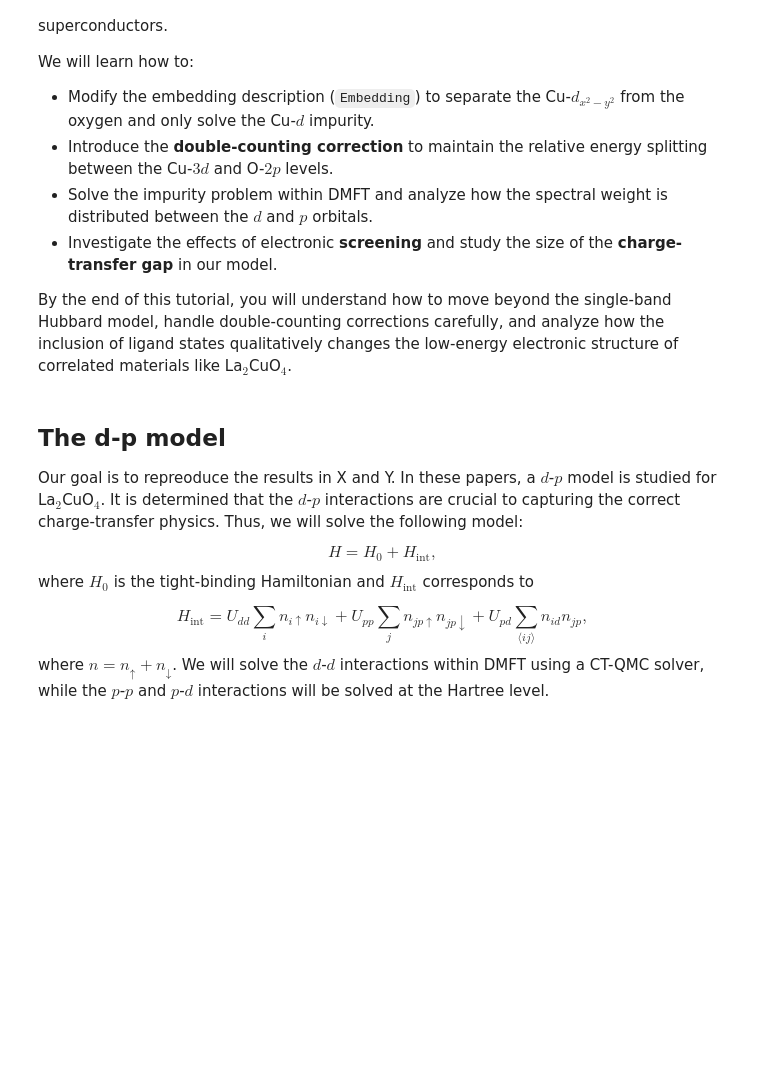
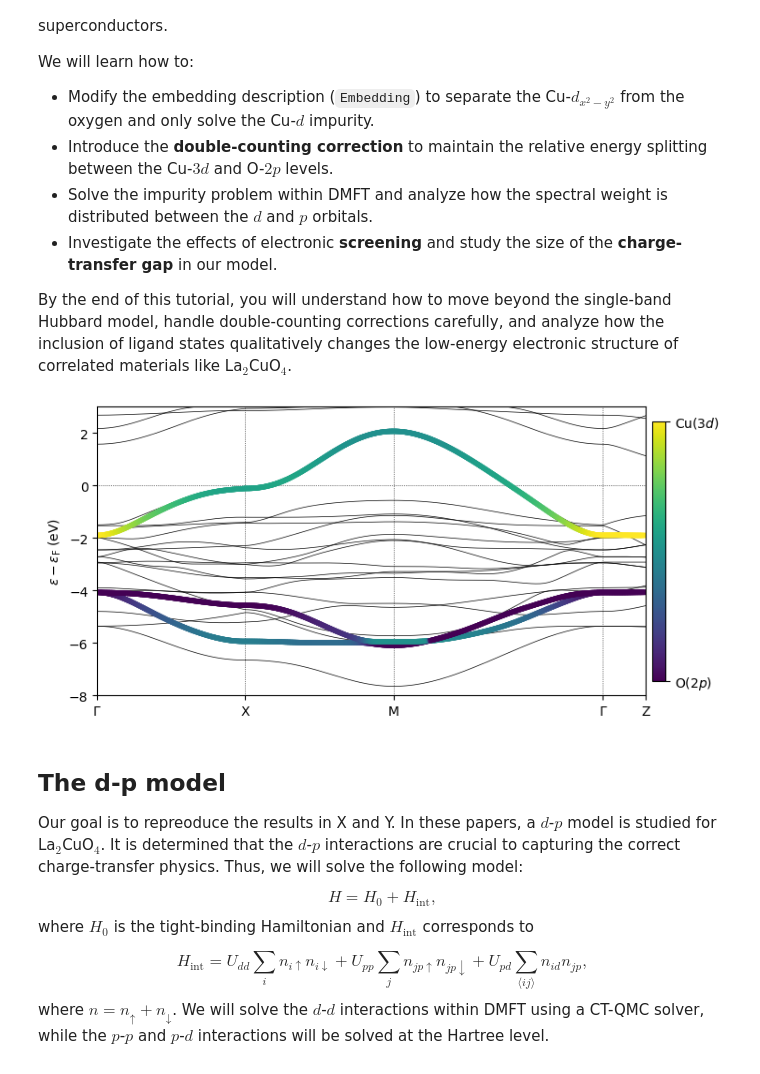
Before and after one commit to harrisonlabollita/TRIQS-tutorials, a Jupyter notebook: ModEST-DMFT/old/05s-lco-three-band.ipynb, the cells around one changed output. Drawn from its saved outputs; the diff is of its cells as text; code cells hidden in the pictures; blank space fills up the shorter version.

```diff
--- a/ModEST-DMFT/old/05s-lco-three-band.ipynb
+++ b/ModEST-DMFT/old/05s-lco-three-band.ipynb
@@ -10,6 +10,45 @@ We will learn how to:
 - Investigate the effects of electronic **screening** and study the size of the **charge-transfer gap** in our model.
 
 By the end of this tutorial, you will understand how to move beyond the single-band Hubbard model, handle double-counting corrections carefully, and analyze how the inclusion of ligand states qualitatively changes the low-energy electronic structure of correlated materials like La$_{2}$CuO$_{4}$.
+# %%
+import numpy as np
+import matplotlib.pyplot as plt
+from matplotlib import cm, colors
+eF = 12.7367
+high_symm_points = [0.0000, 0.9342, 1.8683, 3.1894, 3.4595]
+high_symm_labels = [r'$\Gamma$', 'X', 'M', r'$\Gamma$', 'Z']
+fig, ax = plt.subplots(figsize=(9,4))
+data = np.loadtxt('emery/lco_bands.dat.gnu')
+kpts = np.unique(data[:,0])
+bands = data[:,1].reshape(-1, len(kpts))
+
+for b in range(len(bands)): ax.plot(kpts, bands[b,:]-eF, 'k-', lw=0.5)
+ax.axhline(0.0, color='k', ls='dotted', lw=0.5)
+for k in high_symm_points: ax.axvline(k, color='k', ls='dotted', lw=0.5)
+ax.set_xticks(high_symm_points); ax.set_xticklabels(high_symm_labels)
+
+w90_data = np.loadtxt(f'emery/lco_band_proj1.dat')
+w90_kpts = np.unique(w90_data[:,0])
+w90_bands = w90_data[:,1].reshape(-1, len(w90_kpts))
+w90_weights = w90_data[:,2].reshape(-1, len(w90_kpts))
+w90_weights /= np.max(w90_weights)
+factor = kpts[-1]/w90_kpts[-1]
+for b in range(len(w90_bands)):
+    for ik in range(len(w90_bands[b,:])-2):
+        data = ax.plot(w90_kpts[ik:ik+2]*factor,
+                      w90_bands[b,ik:ik+2]-eF,
+                       '-',
+                       lw=4,
+                      color=plt.get_cmap('viridis')(w90_weights[b,ik])
+                      )
+ax.set_ylim(-8,3)
+ax.set_xlim(min(high_symm_points), max(high_symm_points))
+ax.set_ylabel(r'$\varepsilon-\varepsilon_{\mathrm{F}}$ (eV)')
+cbar = fig.colorbar(cm.ScalarMappable(colors.Normalize(0,1), cmap='viridis'), ax=ax, pad=0.01, shrink=0.9)
+cbar.set_ticks([0,1]); cbar.set_ticklabels(['O($2p$)', r'Cu($3d$)'])
+plt.show()
+# %% [output]
+[figure, added]
 # %% [markdown]
 ## The d-p model
 
```
Also changed, not shown: parts of 12 cells of this notebook, 11 other files.
